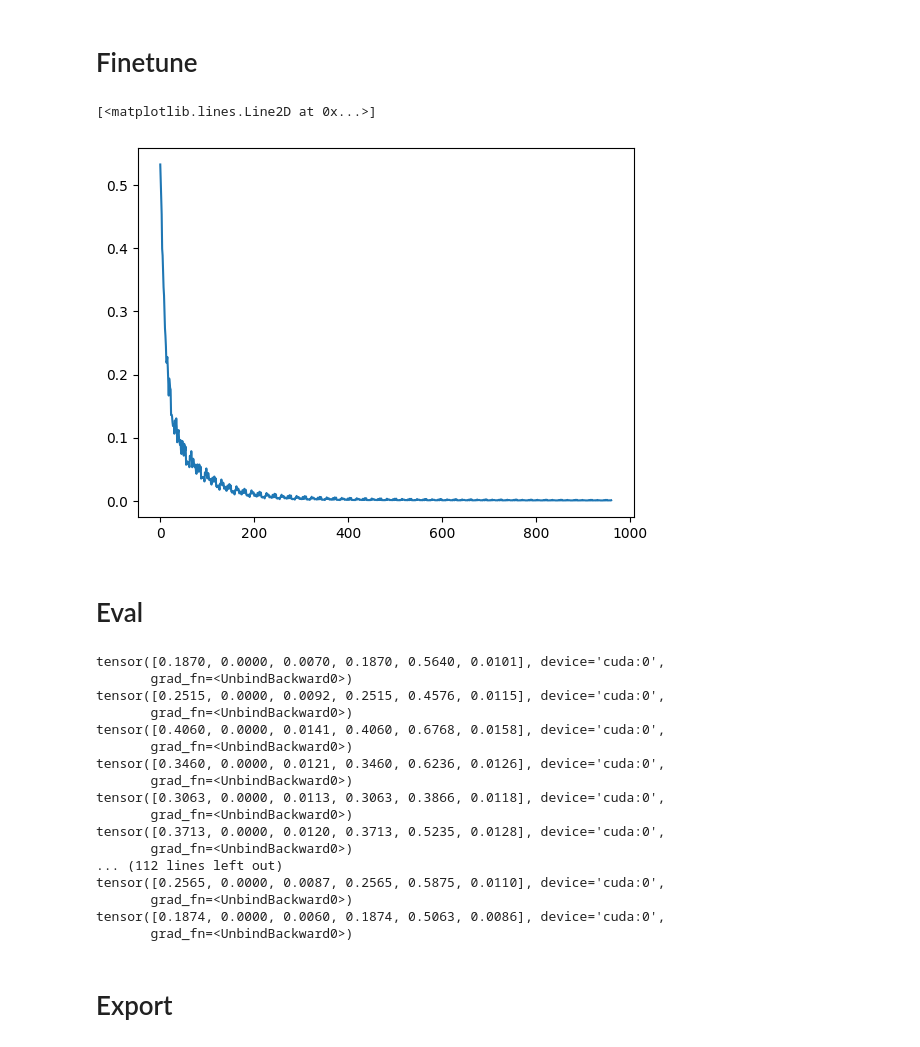
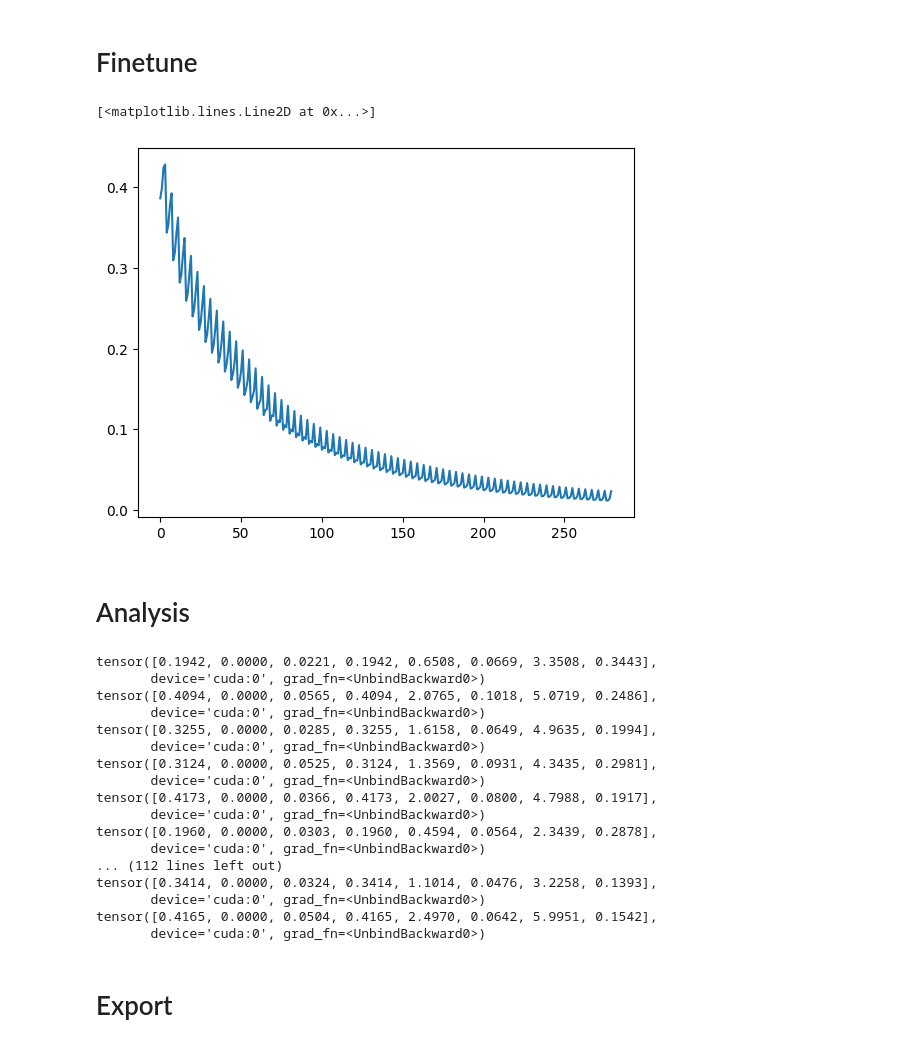
Before and after one commit to yc-gao/psurvey, a Jupyter notebook: tools/onnxutils/examples/conv-bn-relu/main.ipynb, the cells around one changed output. Drawn from its saved outputs; the diff is of its cells as text; code cells hidden in the pictures.

```diff
--- a/tools/onnxutils/examples/conv-bn-relu/main.ipynb
+++ b/tools/onnxutils/examples/conv-bn-relu/main.ipynb
@@ -68,4 +61,5 @@ id(graph_model.conv.weight.data), id(torch_model.conv.weight.data), graph_model.
 # %%
+graph_model = pickle.loads(pickle.dumps(torch_model))
 graph_model = symbolic_trace(graph_model)
 
 quantizer = ModuleQuantizer()
@@ -75,7 +69,7 @@ graph_model = quantizer.quantize(graph_model, [
     #     'activation': FakeQuantize.with_args(observer=HistogramObserver),
     # },
     {
-        'module_name': 'conv0',
+        'module_name': 'conv',
         'weight': FakeQuantize.with_args(observer=PerChannelMinMaxObserver),
     },
     # {
@@ -109,42 +103,40 @@ class GraphModule(torch.nn.Module):
 # %%
 dataloader = DataLoader(
     DatasetUtils.take_front(
         DatasetUtils.transform(
             dataset,
             lambda items: (items[0].to('cuda'),)
         ),
-        2000
+        200
     ),
     batch_size=64
 )
-torch_model.to('cuda').eval()
-graph_model.to('cuda').train()
+torch_model.eval().to('cuda')
+graph_model.train().to('cuda')
 
 loss_vals = []
 loss_fn = nn.MSELoss()
 optimizer = torch.optim.SGD(graph_model.parameters(), lr=1e-2)
-for _ in range(30):
-    local_loss = 0
-    for data in tqdm(dataloader):
+for _ in tqdm(range(70)):
+    # local_loss = 0
+    for data in dataloader:
         gt = torch_model(*data)
         pred = graph_model(*data)
 
         optimizer.zero_grad()
         loss = loss_fn(pred, gt)
         loss.backward()
         optimizer.step()
 
         loss_vals.append(loss.detach().cpu().item())
-
     #     local_loss += loss.detach().cpu().item()
     # loss_vals.append(local_loss)
+plt.plot(loss_vals)
+# %% [output]
+[<matplotlib.lines.Line2D at 0x...>]
+[figure, added]
-# %%
-plt.plot(loss_vals)
-# %% [output]
-[<matplotlib.lines.Line2D at 0x...>]
-[figure, removed]
 # %% [markdown]
-# Eval
+# Analysis
 # %%
 dataloader = DataLoader(
     DatasetUtils.drop_front(
@@ -152,7 +144,7 @@ dataloader = DataLoader(
             dataset,
             lambda items: (items[0].to('cuda'),)
         ),
-        2000
+        200
     ),
     batch_size=64
 )
@@ -175,28 +167,28 @@ for data in dataloader:
     diff_max = diff.max(dim=1, keepdim=True)[0]
     diff_mean = diff.mean(dim=1, keepdim=True)
 
-    items = torch.cat([gt_max, gt_min, gt_mean, gt_range, diff_max, diff_mean], dim=1)
+    items = torch.cat([gt_max, gt_min, gt_mean, gt_range, diff_max, diff_mean, diff_max / gt_range, diff_mean / gt_range], dim=1)
     for item in items:
         print(item)
     break
 # %% [output]
-tensor([0.1870, 0.0000, 0.0070, 0.1870, 0.5640, 0.0101], device='cuda:0',
-       grad_fn=<UnbindBackward0>)
-tensor([0.2515, 0.0000, 0.0092, 0.2515, 0.4576, 0.0115], device='cuda:0',
-       grad_fn=<UnbindBackward0>)
-tensor([0.4060, 0.0000, 0.0141, 0.4060, 0.6768, 0.0158], device='cuda:0',
-       grad_fn=<UnbindBackward0>)
-tensor([0.3460, 0.0000, 0.0121, 0.3460, 0.6236, 0.0126], device='cuda:0',
-       grad_fn=<UnbindBackward0>)
-tensor([0.3063, 0.0000, 0.0113, 0.3063, 0.3866, 0.0118], device='cuda:0',
-       grad_fn=<UnbindBackward0>)
-tensor([0.3713, 0.0000, 0.0120, 0.3713, 0.5235, 0.0128], device='cuda:0',
-       grad_fn=<UnbindBackward0>)
+tensor([0.1942, 0.0000, 0.0221, 0.1942, 0.6508, 0.0669, 3.3508, 0.3443],
+       device='cuda:0', grad_fn=<UnbindBackward0>)
+tensor([0.4094, 0.0000, 0.0565, 0.4094, 2.0765, 0.1018, 5.0719, 0.2486],
+       device='cuda:0', grad_fn=<UnbindBackward0>)
+tensor([0.3255, 0.0000, 0.0285, 0.3255, 1.6158, 0.0649, 4.9635, 0.1994],
+       device='cuda:0', grad_fn=<UnbindBackward0>)
+tensor([0.3124, 0.0000, 0.0525, 0.3124, 1.3569, 0.0931, 4.3435, 0.2981],
+       device='cuda:0', grad_fn=<UnbindBackward0>)
+tensor([0.4173, 0.0000, 0.0366, 0.4173, 2.0027, 0.0800, 4.7988, 0.1917],
+       device='cuda:0', grad_fn=<UnbindBackward0>)
+tensor([0.1960, 0.0000, 0.0303, 0.1960, 0.4594, 0.0564, 2.3439, 0.2878],
+       device='cuda:0', grad_fn=<UnbindBackward0>)
 ... (112 lines left out)
-tensor([0.2565, 0.0000, 0.0087, 0.2565, 0.5875, 0.0110], device='cuda:0',
-       grad_fn=<UnbindBackward0>)
-tensor([0.1874, 0.0000, 0.0060, 0.1874, 0.5063, 0.0086], device='cuda:0',
-       grad_fn=<UnbindBackward0>)
+tensor([0.3414, 0.0000, 0.0324, 0.3414, 1.1014, 0.0476, 3.2258, 0.1393],
+       device='cuda:0', grad_fn=<UnbindBackward0>)
+tensor([0.4165, 0.0000, 0.0504, 0.4165, 2.4970, 0.0642, 5.9951, 0.1542],
+       device='cuda:0', grad_fn=<UnbindBackward0>)
 # %% [markdown]
 # Export
 # %%
```
Also changed, not shown: parts of 2 cells of this notebook.
